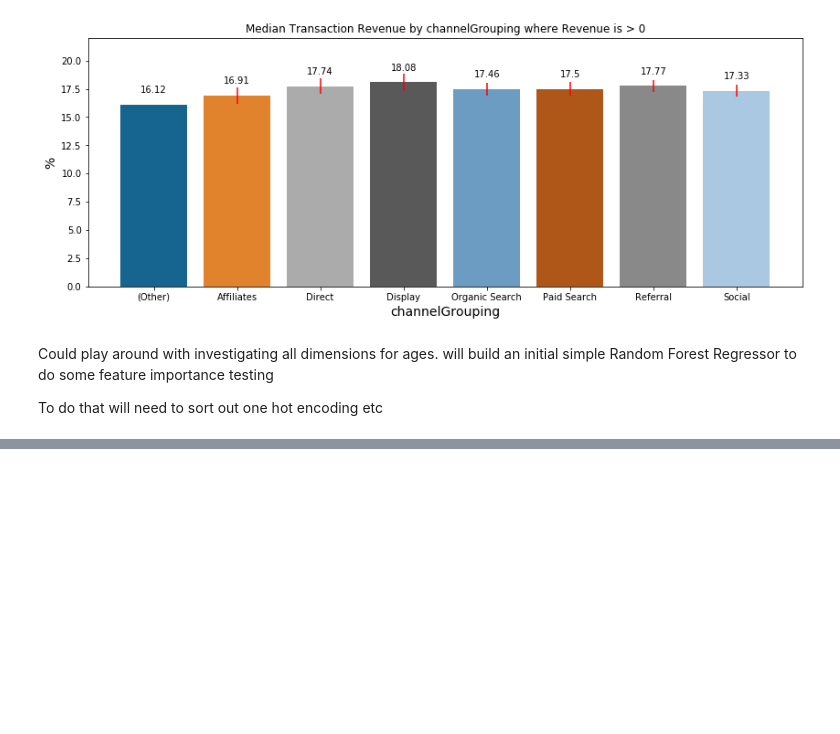
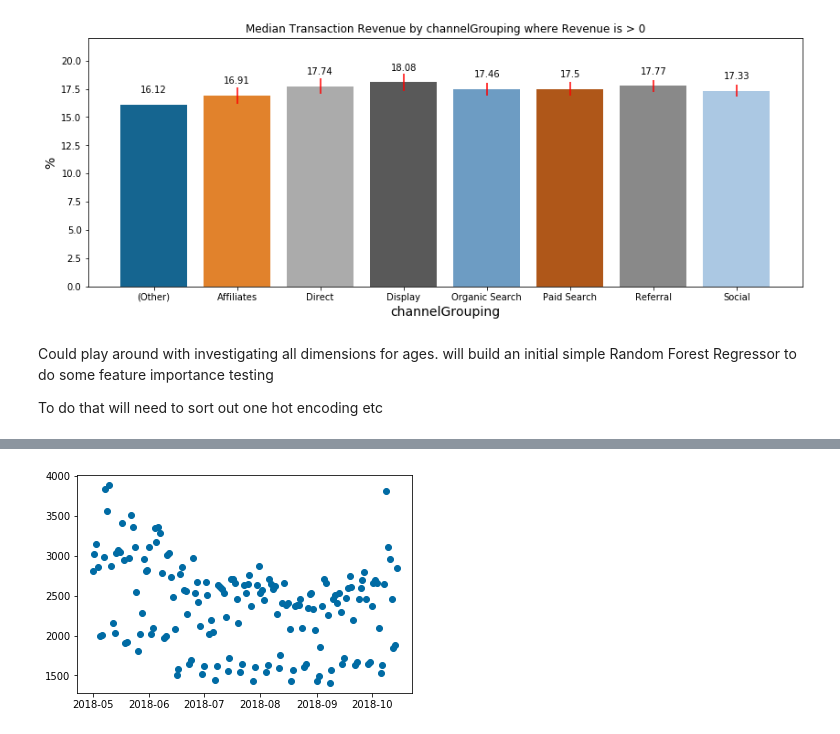
Before and after one commit to gpmurphy7/ML_Tutorials, a Jupyter notebook: GStoreRevenue/gstore_revenue_v2.ipynb, the cells around one changed output, grey strips where cells are left out. Cells and saved outputs as stored; diff of their text form; code cells hidden in the pictures; blank space fills up the shorter version.

```diff
--- a/GStoreRevenue/gstore_revenue_v2.ipynb
+++ b/GStoreRevenue/gstore_revenue_v2.ipynb
@@ -138,0 +153,6 @@ To do that will need to sort out one hot encoding etc
+# %%
+test_df = feather.read_dataframe('data/encode_test_v2.feather')
+# %%
+plt.plot_date(test_df['date'].value_counts().index, test_df['date'].value_counts().values);
+# %% [output]
+[figure, added]
```
Also changed, not shown: parts of 20 cells of this notebook.
